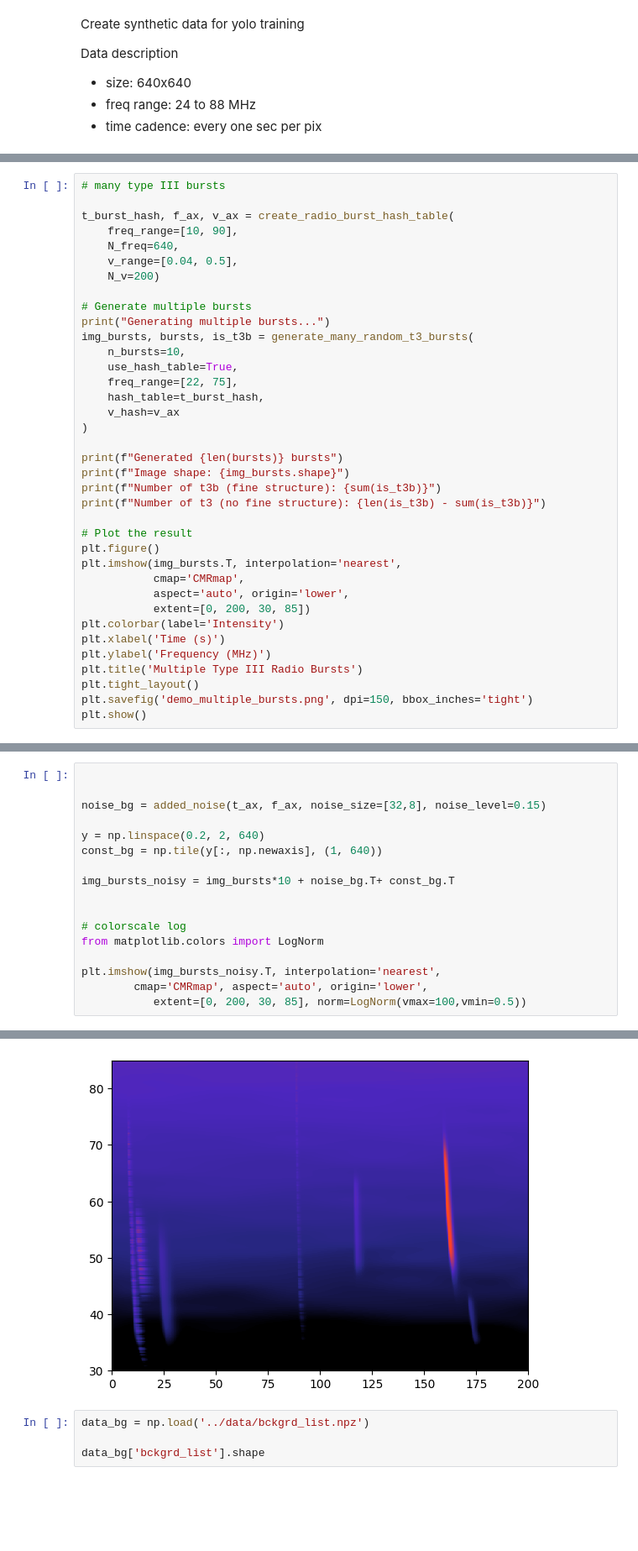
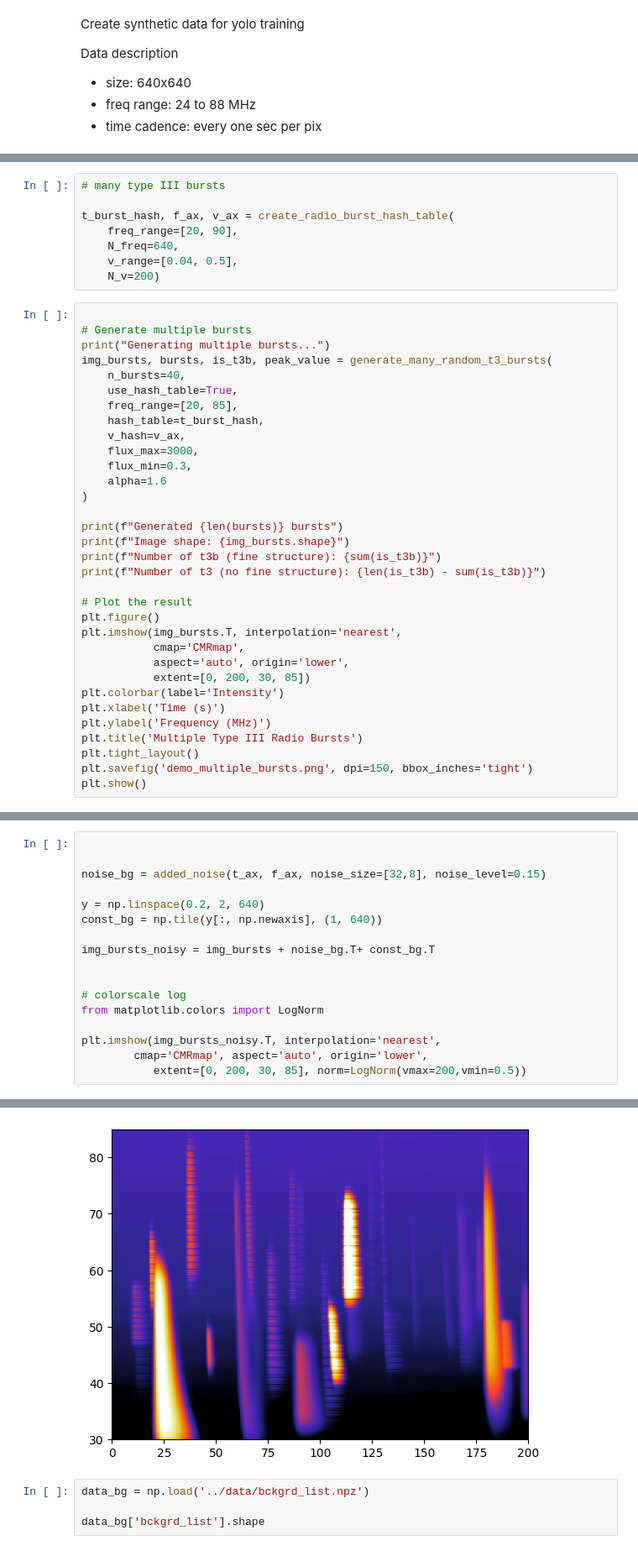
Before and after one commit to peijin94/PhySynthTrainer, a Jupyter notebook: example/demo.ipynb, the cells around one changed output, grey strips where cells are left out. Shown at 84% size. Saved outputs shown, nothing was run; the diff lists cells and outputs as text; blank space fills up the shorter version.

```diff
--- a/example/demo.ipynb
+++ b/example/demo.ipynb
@@ -177,20 +177,24 @@ Has fine structure (t3b): True
+# %%
+# many type III bursts
+
+t_burst_hash, f_ax, v_ax = create_radio_burst_hash_table(
+    freq_range=[20, 90],
+    N_freq=640,
+    v_range=[0.04, 0.5],
+    N_v=200)
 # %%
-# many type III bursts
-
-t_burst_hash, f_ax, v_ax = create_radio_burst_hash_table(
-    freq_range=[10, 90],
-    N_freq=640,
-    v_range=[0.04, 0.5],
-    N_v=200)
 
 # Generate multiple bursts
 print("Generating multiple bursts...")
-img_bursts, bursts, is_t3b = generate_many_random_t3_bursts(
-    n_bursts=10,
+img_bursts, bursts, is_t3b, peak_value = generate_many_random_t3_bursts(
+    n_bursts=40,
     use_hash_table=True,
-    freq_range=[22, 75],
+    freq_range=[20, 85],
     hash_table=t_burst_hash,
-    v_hash=v_ax
+    v_hash=v_ax,
+    flux_max=3000,
+    flux_min=0.3,
+    alpha=1.6
 )
 
 print(f"Generated {len(bursts)} bursts")
@@ -221,23 +225,23 @@ Number of t3 (no fine structure): 5
 # %%
 
 
 noise_bg = added_noise(t_ax, f_ax, noise_size=[32,8], noise_level=0.15)
 
 y = np.linspace(0.2, 2, 640)
 const_bg = np.tile(y[:, np.newaxis], (1, 640))
 
-img_bursts_noisy = img_bursts*10 + noise_bg.T+ const_bg.T
+img_bursts_noisy = img_bursts + noise_bg.T+ const_bg.T
 
 
 # colorscale log
 from matplotlib.colors import LogNorm
 
 plt.imshow(img_bursts_noisy.T, interpolation='nearest',
         cmap='CMRmap', aspect='auto', origin='lower',
-           extent=[0, 200, 30, 85], norm=LogNorm(vmax=100,vmin=0.5))
+           extent=[0, 200, 30, 85], norm=LogNorm(vmax=200,vmin=0.5))
 # %% [output]
 <matplotlib.image.AxesImage at 0x...>
-[figure, old version]
+[figure, new version]
 # %%
 data_bg = np.load('../data/bckgrd_list.npz')
 
```
Also changed, not shown: parts of 13 cells of this notebook, 4 other files.
